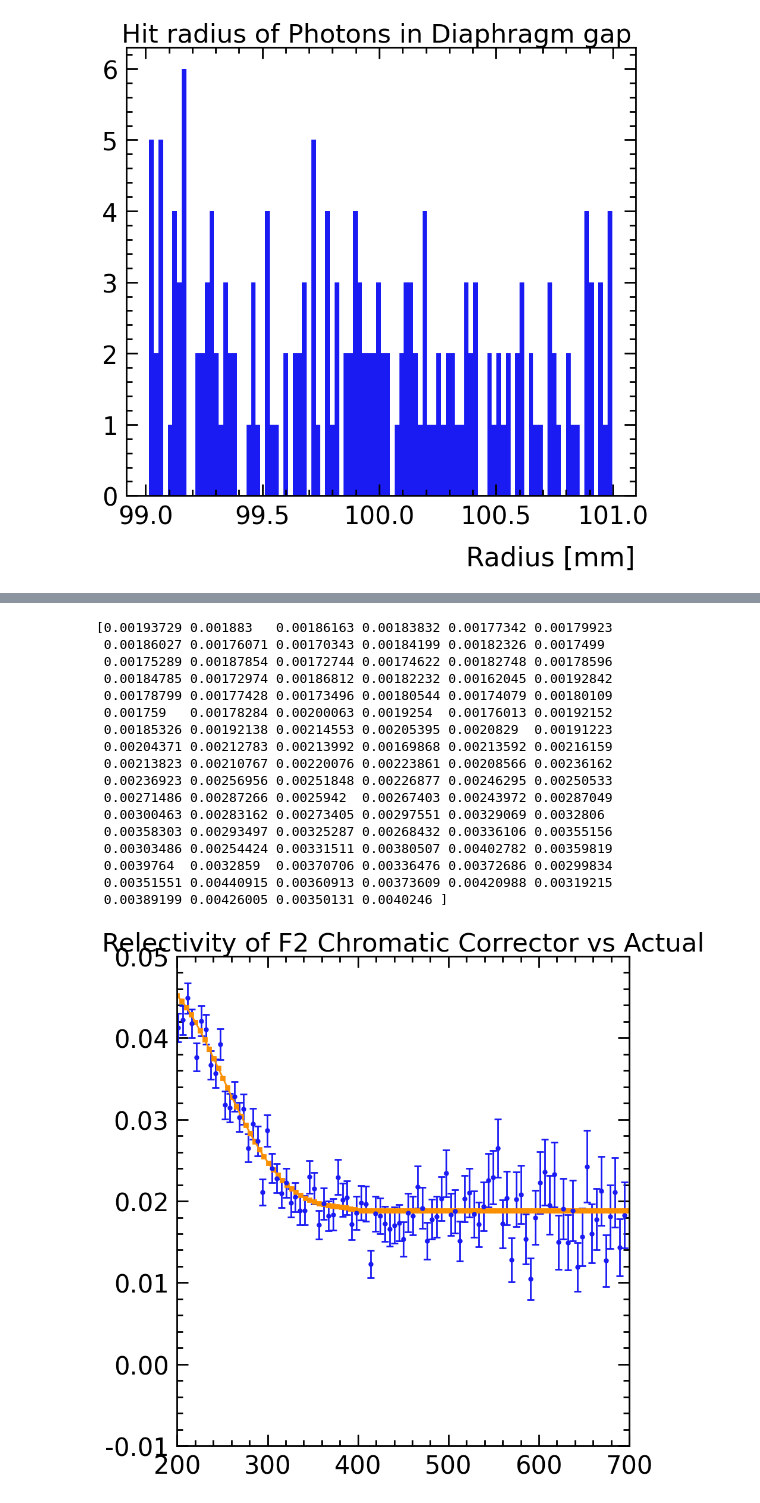
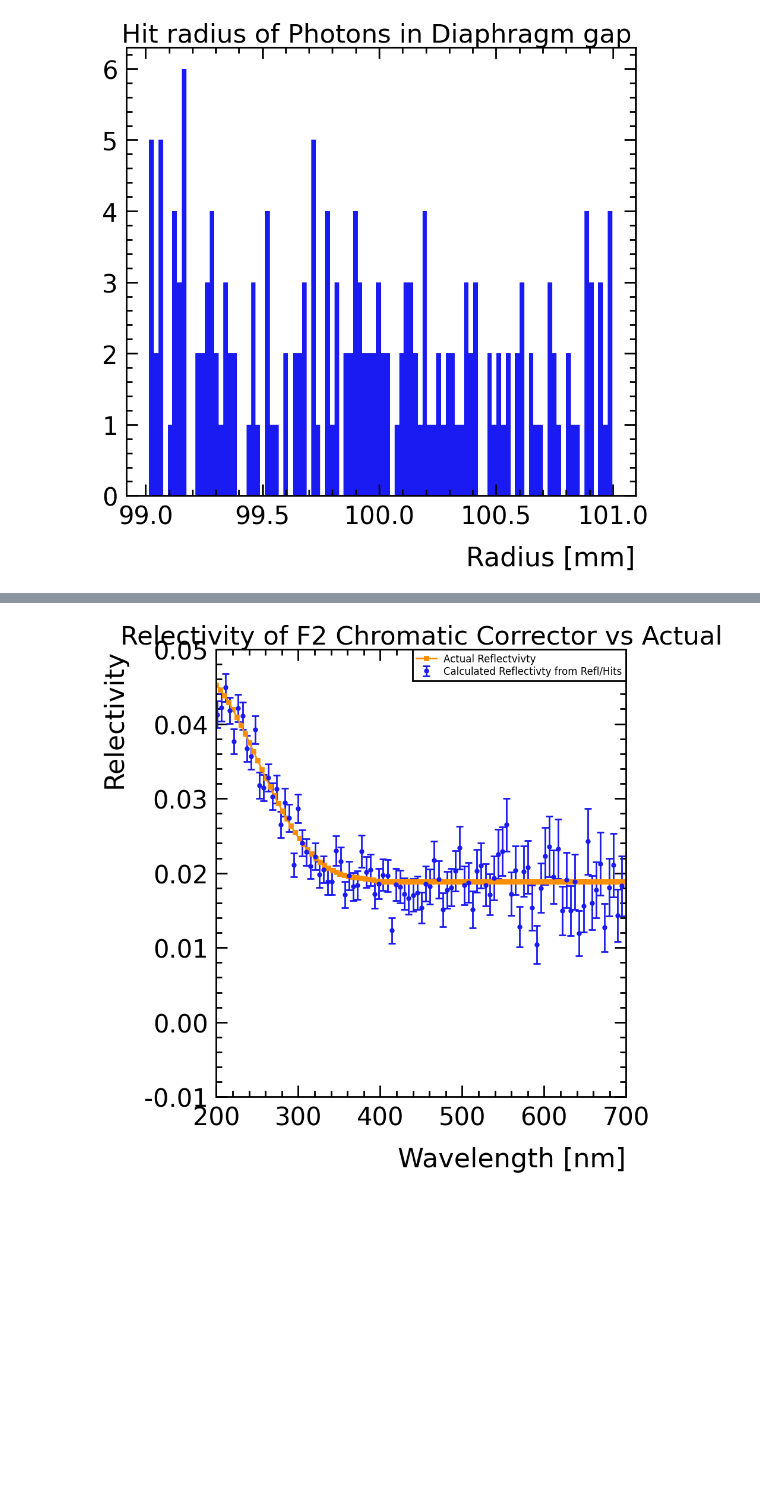
Before and after one commit to SandersJack/NA62_CEDARH_Handbook, a Jupyter notebook: CEDAR_Handbook.ipynb, the cells around one changed output, grey strips where cells are left out. Cells and saved outputs as stored; diff of their text form; code cells hidden in the pictures; blank space fills up the shorter version.

```diff
--- a/CEDAR_Handbook.ipynb
+++ b/CEDAR_Handbook.ipynb
@@ -478,47 +480,27 @@ plt.show()
 # %%
 change = counts4_r/counts4
 fig02_3, ax02_3 = plt.subplots(1, 1, figsize=(10, 10))
-error = []
 
-#for t in range(len(counts4)):
 error_val = change*np.sqrt((np.sqrt(counts4)/counts4)**2 + (np.sqrt(counts4_r)/counts4_r)**2)
-    #error.append(error_val)
 
-print(error_val)
-
-ax02_3.errorbar(bins2[:-1],change,yerr=error_val,linestyle='')
+ax02_3.errorbar(bins4[:-1],change,yerr=error_val,linestyle='',label="Calculated Reflectivty from Refl/Hits")
 
 wave = np.linspace(200,700,100)
 expected = []
 for val in wave:
     expected.append(CEDARH.ChromaticCorrectorF2Reflectivity(val))
 
-ax02_3.plot(wave,expected)
+ax02_3.plot(wave,expected,label="Actual Reflectvivty")
 
 ax02_3.set_title("Relectivity of F2 Chromatic Corrector vs Actual")
 ax02_3.set_xlim(200,700)
 ax02_3.set_ylim(-0.01,0.05)
-ax02_2.legend()
+ax02_3.set_ylabel("Relectivity")
+ax02_3.set_xlabel("Wavelength [nm]")
+ax02_3.legend()
 plt.show()
 # %% [output]
-[0.00193729 0.001883   0.00186163 0.00183832 0.00177342 0.00179923
- 0.00186027 0.00176071 0.00170343 0.00184199 0.00182326 0.0017499
- 0.00175289 0.00187854 0.00172744 0.00174622 0.00182748 0.00178596
- 0.00184785 0.00172974 0.00186812 0.00182232 0.00162045 0.00192842
- 0.00178799 0.00177428 0.00173496 0.00180544 0.00174079 0.00180109
- 0.001759   0.00178284 0.00200063 0.0019254  0.00176013 0.00192152
- 0.00185326 0.00192138 0.00214553 0.00205395 0.0020829  0.00191223
- 0.00204371 0.00212783 0.00213992 0.00169868 0.00213592 0.00216159
- 0.00213823 0.00210767 0.00220076 0.00223861 0.00208566 0.00236162
- 0.00236923 0.00256956 0.00251848 0.00226877 0.00246295 0.00250533
- 0.00271486 0.00287266 0.0025942  0.00267403 0.00243972 0.00287049
- 0.00300463 0.00283162 0.00273405 0.00297551 0.00329069 0.0032806
- 0.00358303 0.00293497 0.00325287 0.00268432 0.00336106 0.00355156
- 0.00303486 0.00254424 0.00331511 0.00380507 0.00402782 0.00359819
- 0.0039764  0.0032859  0.00370706 0.00336476 0.00372686 0.00299834
- 0.00351551 0.00440915 0.00360913 0.00373609 0.00420988 0.00319215
- 0.00389199 0.00426005 0.00350131 0.0040246 ]
-[figure, old version]
+[figure, new version]
 # %%
 fig03, ax03 = plt.subplots(2, 2, figsize=(20, 10))
 fig03.suptitle("Transmittance of CEDAR Condensor Lenses")
```
Also changed, not shown: parts of 12 cells of this notebook.
